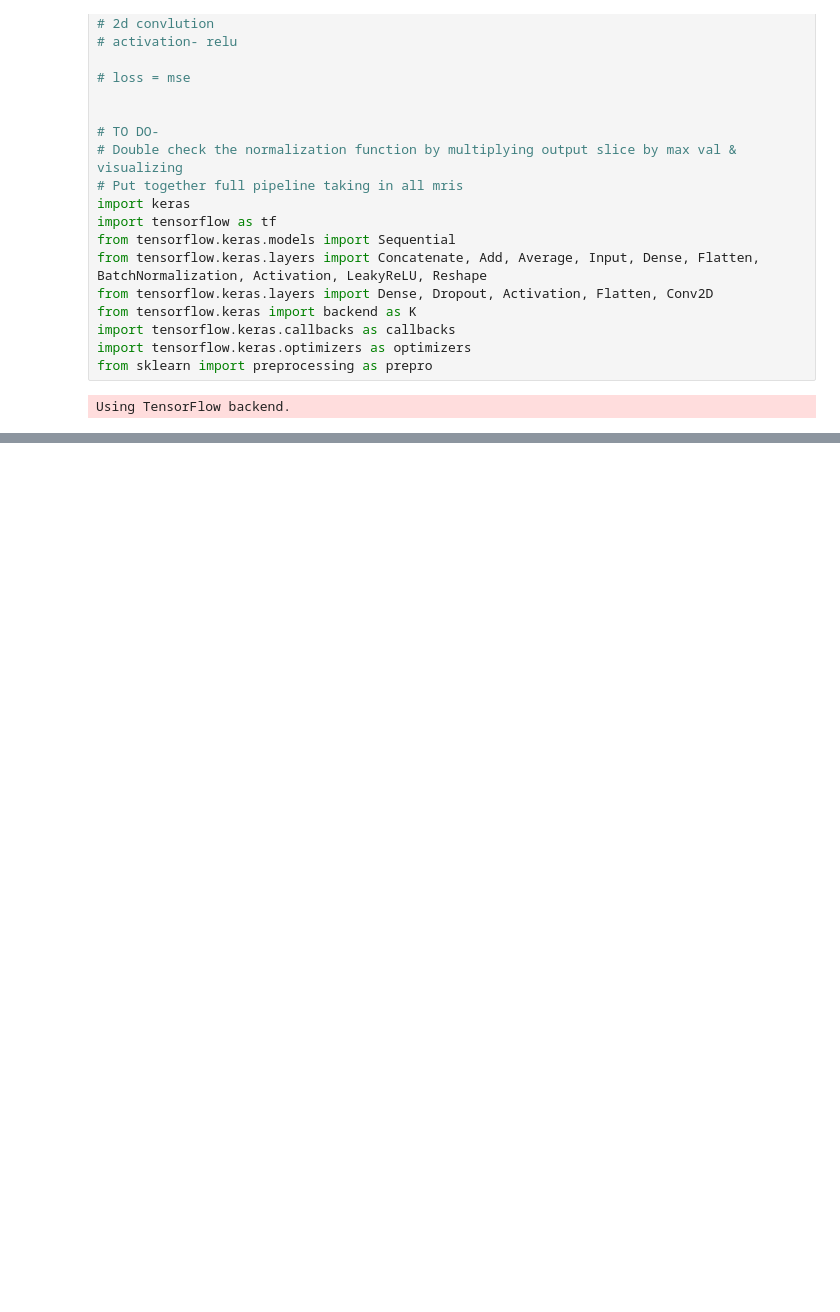
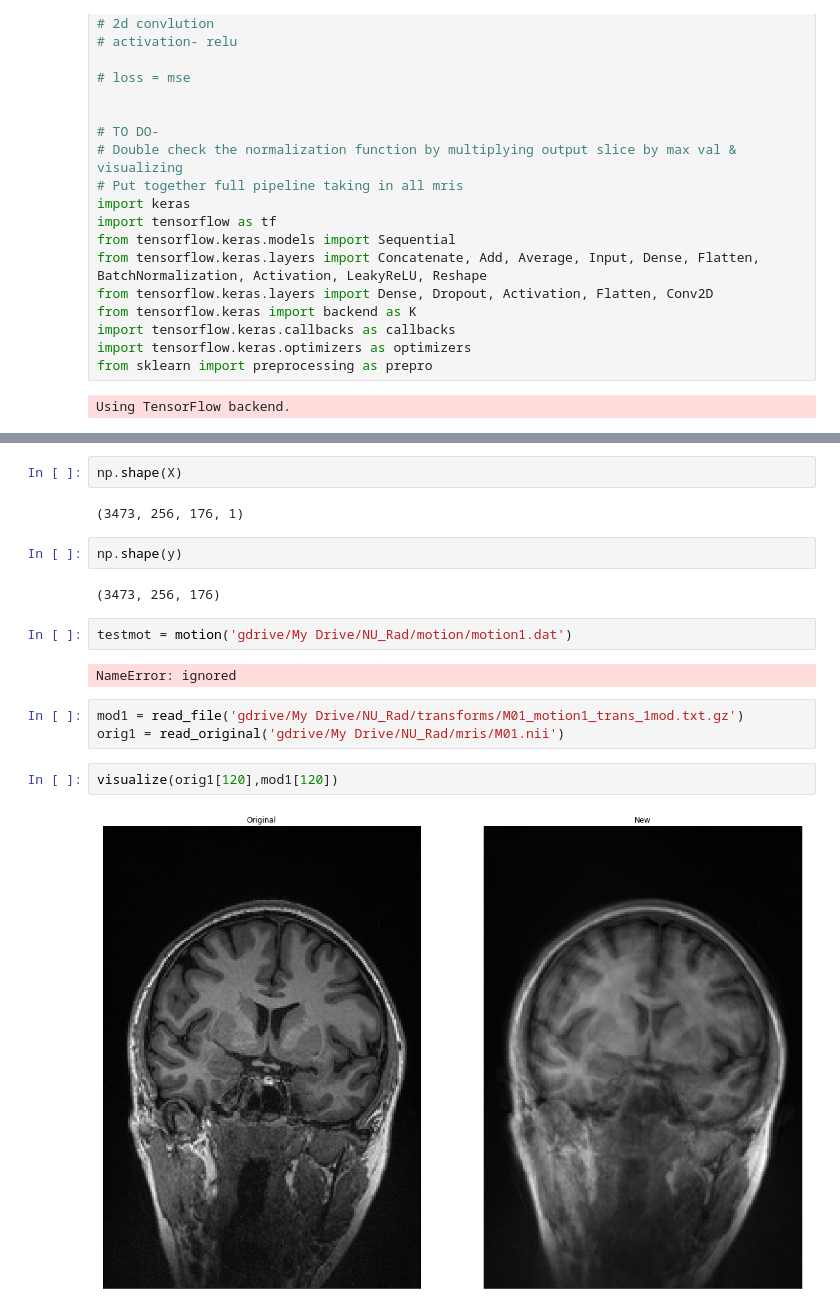
Before and after one commit to eyang9001/NU_Radiology, a Jupyter notebook: NU_RAD_Model.ipynb, the cells around one changed output, grey strips where cells are left out. Cells and saved outputs as stored; diff of their text form; blank space fills up the shorter version.

```diff
--- a/NU_RAD_Model.ipynb
+++ b/NU_RAD_Model.ipynb
@@ -191,0 +236,19 @@ visualize3(y_predict[predict_slice], X_predict[predict_slice], output)
+# %%
+np.shape(X)
+# %% [output]
+(3473, 256, 176, 1)
+# %%
+np.shape(y)
+# %% [output]
+(3473, 256, 176)
+# %%
+testmot = motion('gdrive/My Drive/NU_Rad/motion/motion1.dat')
+# %% [output]
+NameError: ignored
+# %%
+mod1 = read_file('gdrive/My Drive/NU_Rad/transforms/M01_motion1_trans_1mod.txt.gz')
+orig1 = read_original('gdrive/My Drive/NU_Rad/mris/M01.nii')
+# %%
+visualize(orig1[120],mod1[120])
+# %% [output]
+[figure, added]
```
Also changed, not shown: parts of 11 cells of this notebook.
